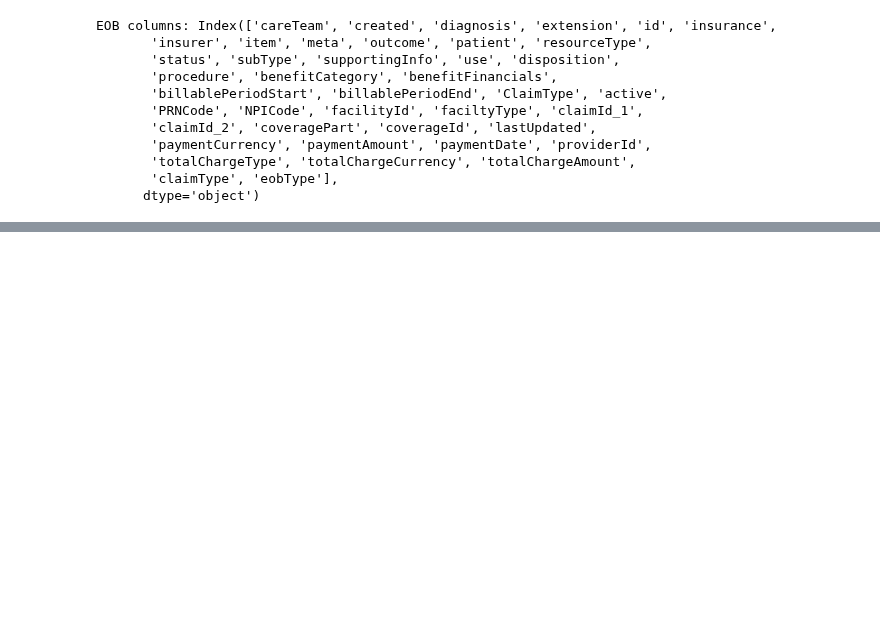
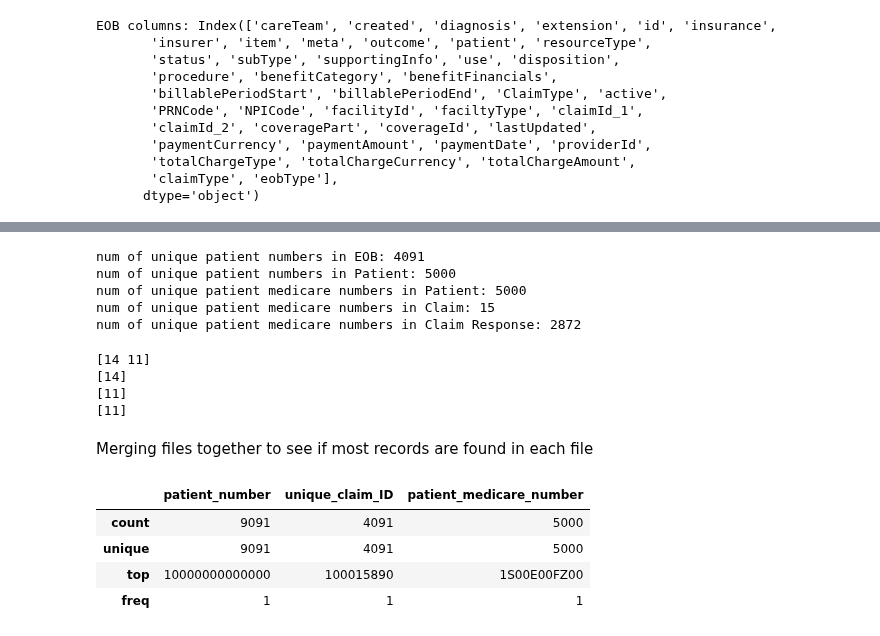
Before and after one commit to martza87/siads_696_mII, a Jupyter notebook: src/02_EDA_merging_files.ipynb, the cells around one changed output, grey strips where cells are left out. Cells and saved outputs as stored; diff of their text form; code cells hidden in the pictures; blank space fills up the shorter version.

```diff
--- a/src/02_EDA_merging_files.ipynb
+++ b/src/02_EDA_merging_files.ipynb
@@ -117,0 +85,23 @@ res_un = res.drop_duplicates(subset= ['birthDate_x', 'pat_med_num', 'birthDate_y
+# %%
+print(f"num of unique patient numbers in EOB: {len(eob_df['patient_number'].unique())}")
+print(f"num of unique patient numbers in Patient: {len(patient_df['patient_number'].unique())}")
+print(f"num of unique patient medicare numbers in Patient: {len(patient_df['patient_medicare_number'].unique())}")
+print(f"num of unique patient medicare numbers in Claim: {len(claim_df['patient_medicare_number'].unique())}")
+print(f"num of unique patient medicare numbers in Claim Response: {len(claim_response_df['patient_medicare_number'].unique())}")
+# %% [output]
+num of unique patient numbers in EOB: 4091
+num of unique patient numbers in Patient: 5000
+num of unique patient medicare numbers in Patient: 5000
+num of unique patient medicare numbers in Claim: 15
+num of unique patient medicare numbers in Claim Response: 2872
+# %%
+# Checking lengths of values in columns
+print(eob_df['patient_number'].str.len().unique())
+print(patient_df['patient_number'].str.len().unique())
+print(patient_df['patient_medicare_number'].str.len().unique())
+print(claim_response_df['patient_medicare_number'].str.len().unique())
+# %% [output]
+[14 11]
+[14]
+[11]
+[11]
@@ -117,0 +111,2 @@ res_un = res.drop_duplicates(subset= ['birthDate_x', 'pat_med_num', 'birthDate_y
+# %% [markdown]
+Merging files together to see if most records are found in each file
@@ -117,0 +115,8 @@ res_un = res.drop_duplicates(subset= ['birthDate_x', 'pat_med_num', 'birthDate_y
+# %%
+df.describe()
+# %% [output]
+|  | patient_number | unique_claim_ID | patient_medicare_number |
+| count | 9091 | 4091 | 5000 |
+| unique | 9091 | 4091 | 5000 |
+| top | 10000000000000 | 100015890 | 1S00E00FZ00 |
+| freq | 1 | 1 | 1 |
```
Also changed, not shown: parts of 24 cells of this notebook, 4 other files.
